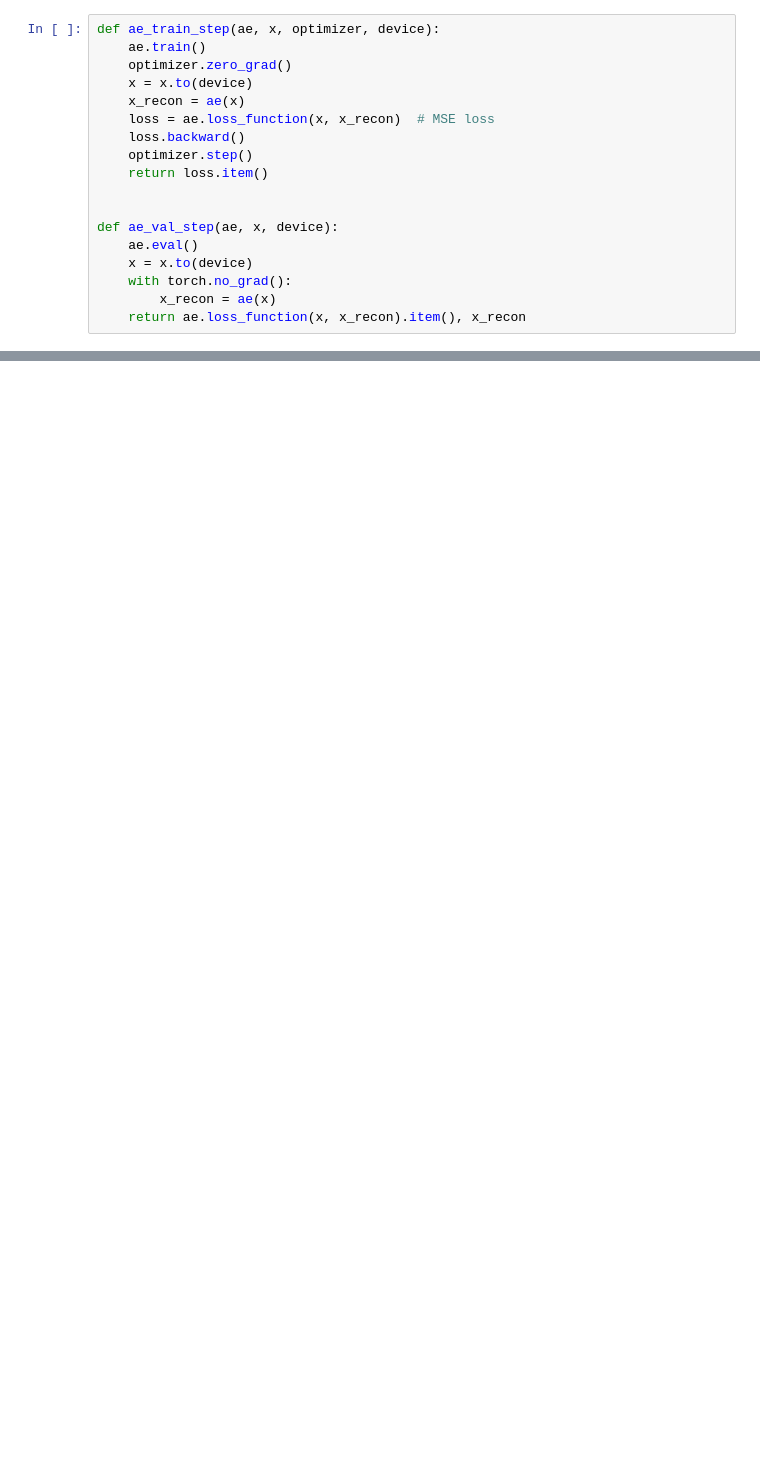
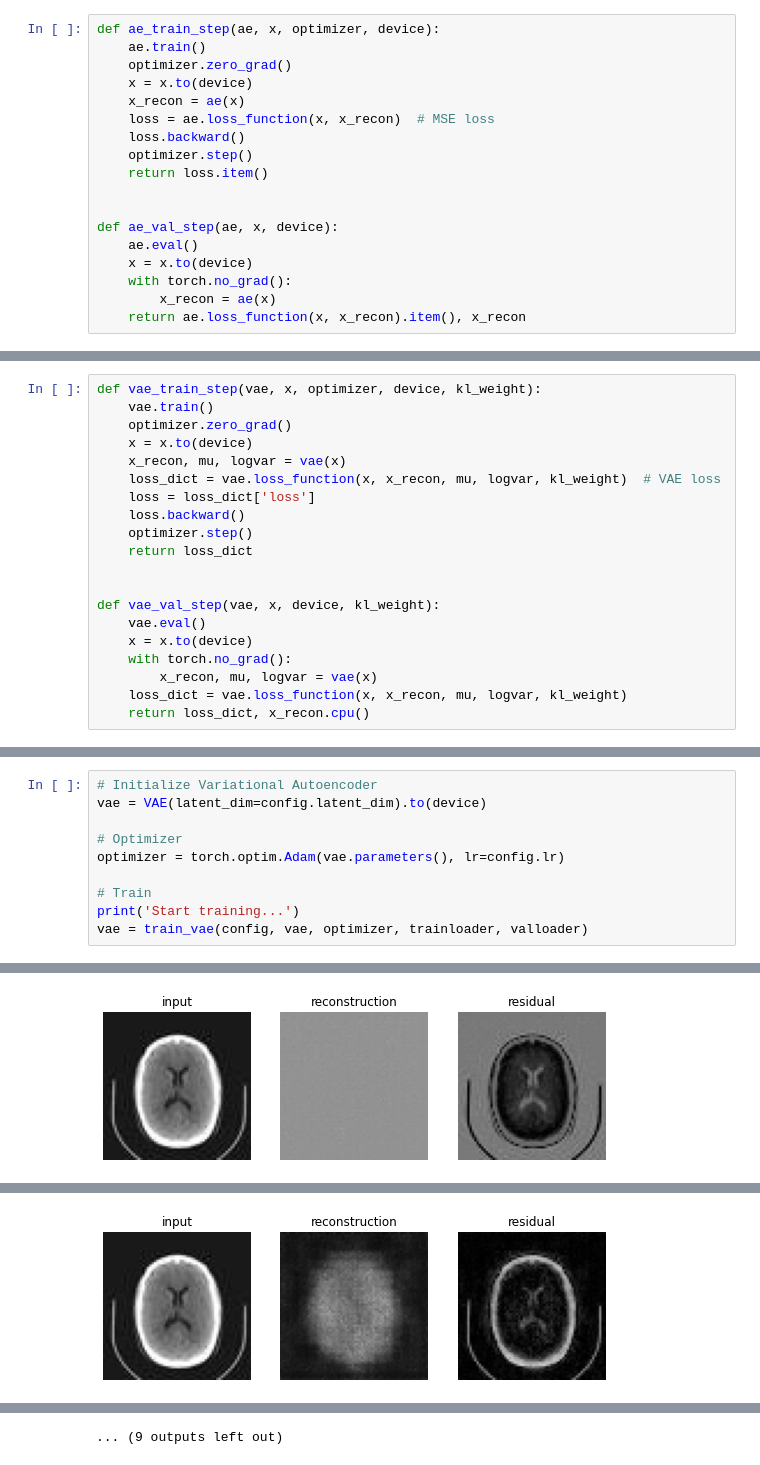
Before and after one commit to martinmenten/anomaly-detection-tutorial, a Jupyter notebook: anomaly_detection.ipynb, the cells around one changed output, grey strips where cells are left out. Cells and saved outputs as stored; diff of their text form; blank space fills up the shorter version.

```diff
--- a/anomaly_detection.ipynb
+++ b/anomaly_detection.ipynb
@@ -193,0 +260,20 @@ print(auroc)
+# %%
+def vae_train_step(vae, x, optimizer, device, kl_weight):
+    vae.train()
+    optimizer.zero_grad()
+    x = x.to(device)
+    x_recon, mu, logvar = vae(x)
+    loss_dict = vae.loss_function(x, x_recon, mu, logvar, kl_weight)  # VAE loss
+    loss = loss_dict['loss']
+    loss.backward()
+    optimizer.step()
+    return loss_dict
+
+
+def vae_val_step(vae, x, device, kl_weight):
+    vae.eval()
+    x = x.to(device)
+    with torch.no_grad():
+        x_recon, mu, logvar = vae(x)
+    loss_dict = vae.loss_function(x, x_recon, mu, logvar, kl_weight)
+    return loss_dict, x_recon.cpu()
@@ -193,0 +337,11 @@ print(auroc)
+# %%
+# Initialize Variational Autoencoder
+vae = VAE(latent_dim=config.latent_dim).to(device)
+
+# Optimizer
+optimizer = torch.optim.Adam(vae.parameters(), lr=config.lr)
+
+# Train
+print('Start training...')
+vae = train_vae(config, vae, optimizer, trainloader, valloader)
+# %% [output]
@@ -193,0 +351 @@ print(auroc)
+[figure, added]
@@ -193,0 +356 @@ print(auroc)
+[figure, added]
@@ -193,0 +379 @@ print(auroc)
+... (9 outputs left out)
```
Also changed, not shown: parts of 14 cells of this notebook, 3 other files.
